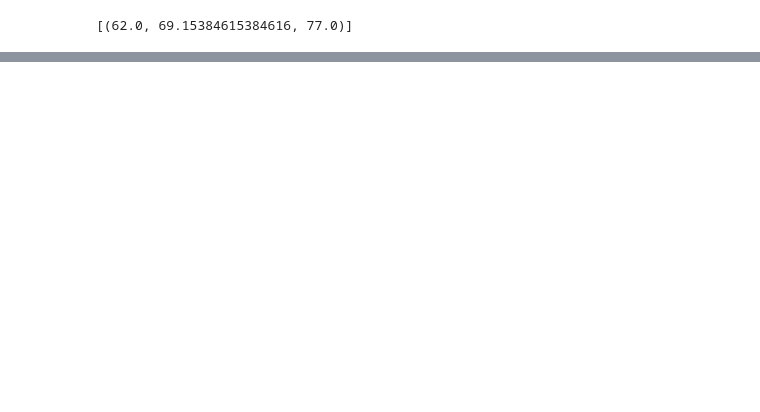
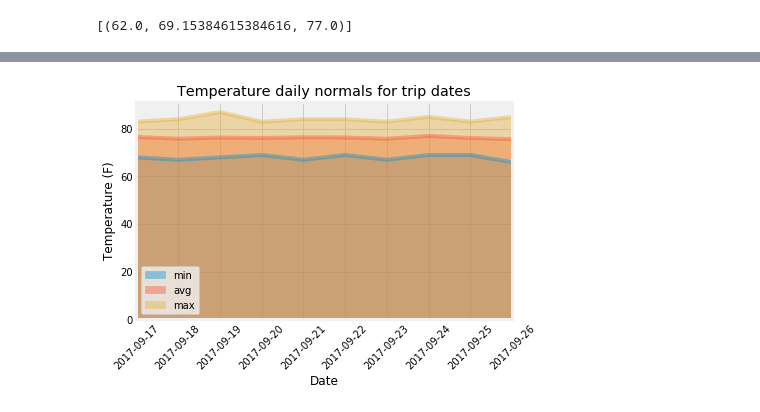
Before and after one commit to dialsilv/sqlalchemy-challenge, a Jupyter notebook: DS_climate.ipynb, the cells around one changed output, grey strips where cells are left out. Saved outputs shown, nothing was run; the diff lists cells and outputs as text; code cells hidden in the pictures; blank space fills up the shorter version.

```diff
--- a/DS_climate.ipynb
+++ b/DS_climate.ipynb
@@ -176,3 +233,7 @@ plt.show()
+# %%
+# My Trip Dates
+trip_start = '2017-09-17'
+trip_end = '2017-09-26'
 # %%
 # This function called `calc_temps` will accept start date and end date in the format '%Y-%m-%d'
 # and return the minimum, average, and maximum temperatures for that range of dates
@@ -197,9 +258,10 @@ print(calc_temps('2012-02-28', '2012-03-05'))
 # %%
 # Use your previous function `calc_temps` to calculate the tmin, tavg, and tmax
 # for your trip using the previous year's data for those same dates.
-trip_start = '2016-09-15'
-trip_end = '2016-09-25'
 
-stats_trip = calc_temps(trip_start, trip_end)
+ly_trip_start = (dt.datetime.strptime(trip_start, '%Y-%m-%d') - dt.timedelta(days=365 + 1)).strftime("%Y-%m-%d")
+ly_trip_end = (dt.datetime.strptime(trip_end, '%Y-%m-%d') - dt.timedelta(days=365 + 1)).strftime("%Y-%m-%d")
+
+stats_trip = calc_temps(ly_trip_start, ly_trip_end)
 stats_trip
 # %% [output]
@@ -286,7 +346,16 @@ daily_normals("01-01")
 # Set the start and end date of the trip
 
 # Use the start and end date to create a range of dates
+date = dt.datetime.strptime(trip_start, '%Y-%m-%d')
+range_trip = []
+
+while date <= dt.datetime.strptime(trip_end, '%Y-%m-%d'):
+    range_trip.append(date.strftime("%Y-%m-%d"))
+    date += dt.timedelta(days=1)
 
 # Stip off the year and save a list of %m-%d strings
+range_trip_calc = [date[-5:] for date in range_trip]
 
 # Loop through the list of %m-%d strings and calculate the normals for each date
+trip_last_years_stats = [daily_normals(i)[0] for i in range_trip_calc]
+trip_last_years_stats
@@ -293,2 +373,4 @@ daily_normals("01-01")
 # %%
 # Load the previous query results into a Pandas DataFrame and add the `trip_dates` range as the `date` index
+df_tobs_last_years_trip = pd.DataFrame(trip_last_years_stats, columns=['min','avg','max'], index = range_trip)
+df_tobs_last_years_trip
@@ -296,0 +389,12 @@ daily_normals("01-01")
+# %%
+# Plot the daily normals as an area plot with `stacked=False`
+
+df_tobs_last_years_trip.plot(kind='area', alpha=0.4, stacked=False )
+plt.xlabel('Date')
+plt.xticks(rotation = '45')
+plt.ylabel('Temperature (F)')
+plt.title('Temperature daily normals for trip dates')
+
+plt.savefig("Output/Area_temperature_daily_normals.png")
+# %% [output]
+[figure, added]
```
Also changed, not shown: parts of 26 cells of this notebook, 5 other files.
